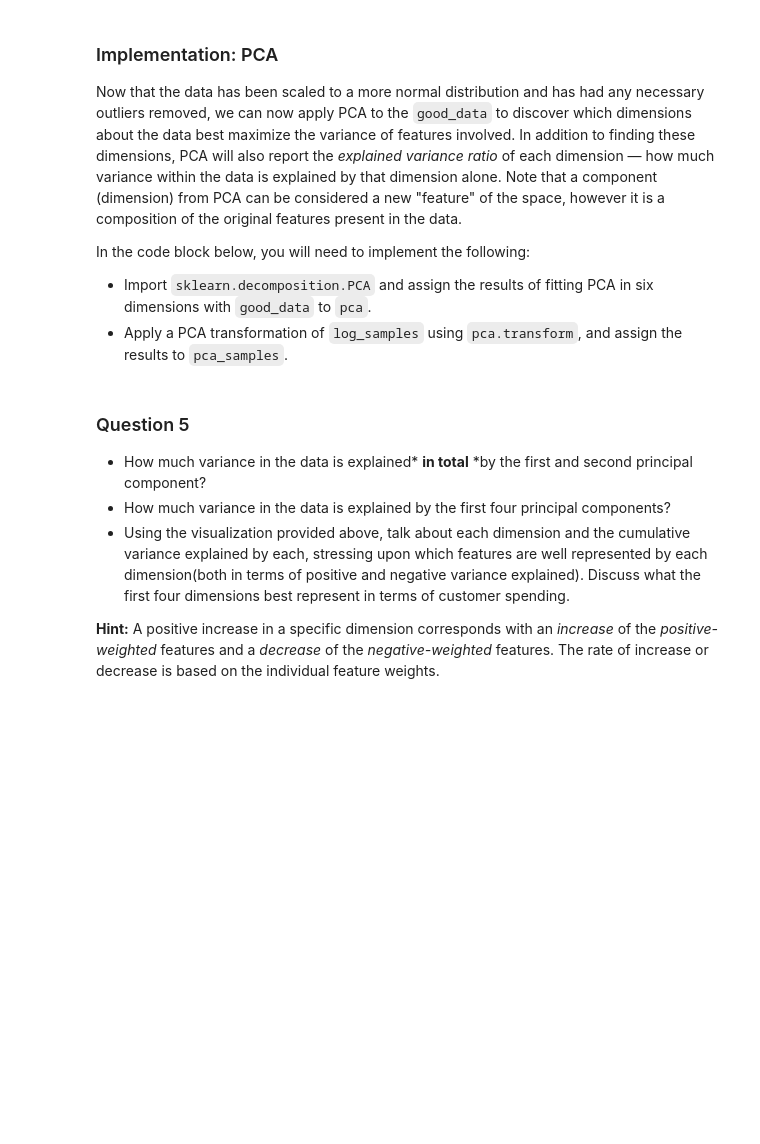
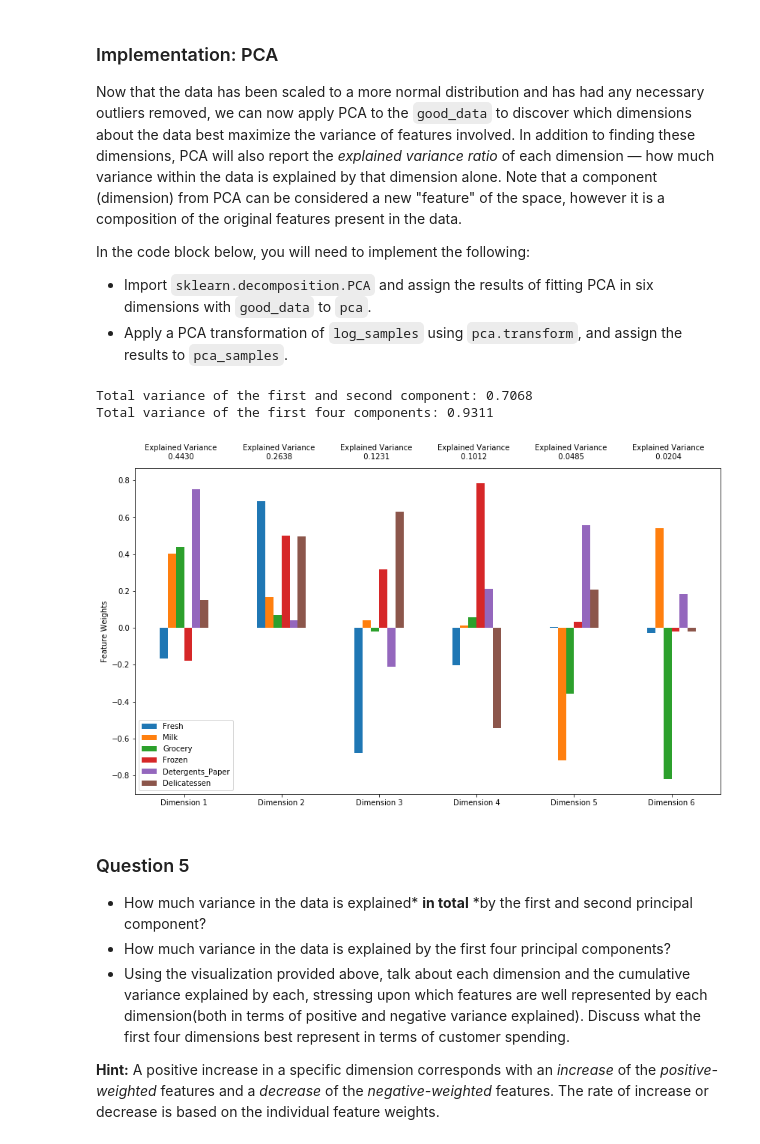
Before and after one commit to thuytienpt/MachineLearningNanodegree, a Jupyter notebook: customer_segments/customer_segments.ipynb, the cells around one changed output. Saved outputs shown, nothing was run; the diff lists cells and outputs as text; code cells hidden in the pictures; blank space fills up the shorter version.

```diff
--- a/customer_segments/customer_segments.ipynb
+++ b/customer_segments/customer_segments.ipynb
@@ -322,14 +322,23 @@ In the code block below, you will need to implement the following:
  - Import `sklearn.decomposition.PCA` and assign the results of fitting PCA in six dimensions with `good_data` to `pca`.
  - Apply a PCA transformation of `log_samples` using `pca.transform`, and assign the results to `pca_samples`.
 # %%
+from sklearn.decomposition import PCA
 # TODO: Apply PCA by fitting the good data with the same number of dimensions as features
-pca = None
+pca = PCA(n_components=6).fit(good_data)
 
 # TODO: Transform log_samples using the PCA fit above
-pca_samples = None
-
+pca_samples = pca.transform(log_samples)
 # Generate PCA results plot
 pca_results = vs.pca_results(good_data, pca)
+
+var2 = pca.explained_variance_ratio_.cumsum()[1]
+var4 = pca.explained_variance_ratio_.cumsum()[3]
+print 'Total variance of the first and second component: {:.4f}'.format(var2)
+print 'Total variance of the first four components: {:.4f}'.format(var4)
+# %% [output]
+Total variance of the first and second component: 0.7068
+Total variance of the first four components: 0.9311
+[figure, added]
 # %% [markdown]
 ### Question 5
 
```
Also changed, not shown: parts of 3 cells of this notebook.
